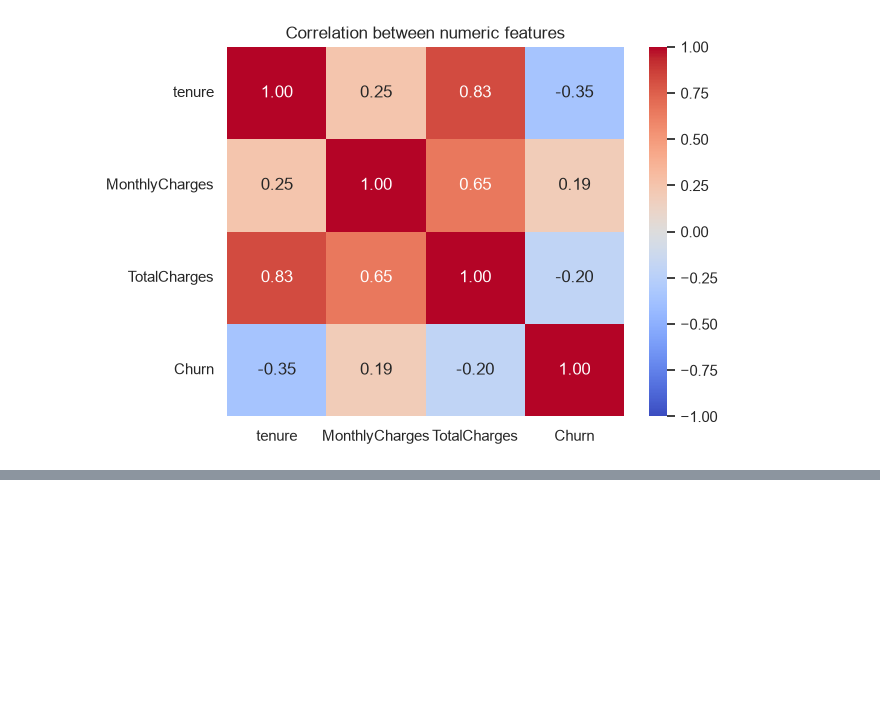
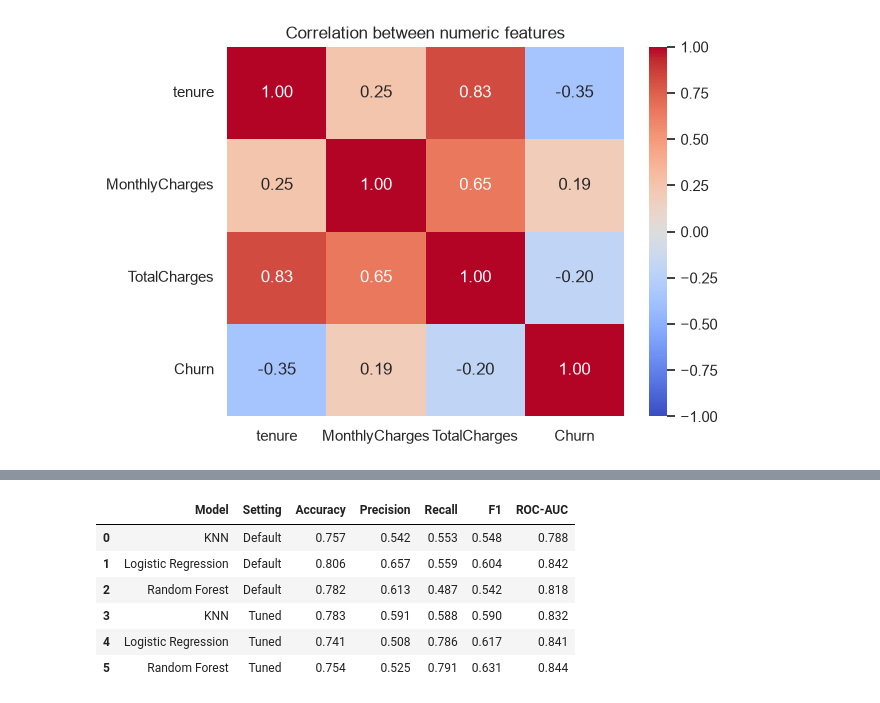
Before and after one commit to YJaruban/CW, a Jupyter notebook: churn.ipynb, the cells around one changed output, grey strips where cells are left out. Saved outputs shown, nothing was run; the diff lists cells and outputs as text; code cells hidden in the pictures; blank space fills up the shorter version.

```diff
--- a/churn.ipynb
+++ b/churn.ipynb
@@ -165,0 +191,18 @@ plt.show()
+# %%
+# A helper function that scores each model
+from sklearn.metrics import (accuracy_score, precision_score, recall_score,
+                             f1_score, roc_auc_score)
+
+results = []
+
+def evaluate(name, setting, model):
+    pred = model.predict(X_test)
+    prob = model.predict_proba(X_test)[:, 1]
+    row = {"Model": name, "Setting": setting,
+           "Accuracy": accuracy_score(y_test, pred),
+           "Precision": precision_score(y_test, pred),
+           "Recall": recall_score(y_test, pred),
+           "F1": f1_score(y_test, pred),
+           "ROC-AUC": roc_auc_score(y_test, prob)}
+    results.append(row)
+    return row
@@ -165,0 +276,13 @@ plt.show()
+# %%
+# Comparison Table
+results_df = pd.DataFrame(results).round(3)
+results_df.to_csv("figures/results_table.csv", index=False)
+results_df
+# %% [output]
+|  | Model | Setting | Accuracy | Precision | Recall | F1 | ROC-AUC |
+| 0 | KNN | Default | 0.757 | 0.542 | 0.553 | 0.548 | 0.788 |
+| 1 | Logistic Regression | Default | 0.806 | 0.657 | 0.559 | 0.604 | 0.842 |
+| 2 | Random Forest | Default | 0.782 | 0.613 | 0.487 | 0.542 | 0.818 |
+| 3 | KNN | Tuned | 0.783 | 0.591 | 0.588 | 0.590 | 0.832 |
+| 4 | Logistic Regression | Tuned | 0.741 | 0.508 | 0.786 | 0.617 | 0.841 |
+| 5 | Random Forest | Tuned | 0.754 | 0.525 | 0.791 | 0.631 | 0.844 |
```
Also changed, not shown: parts of 6 cells of this notebook, 4 other files.
